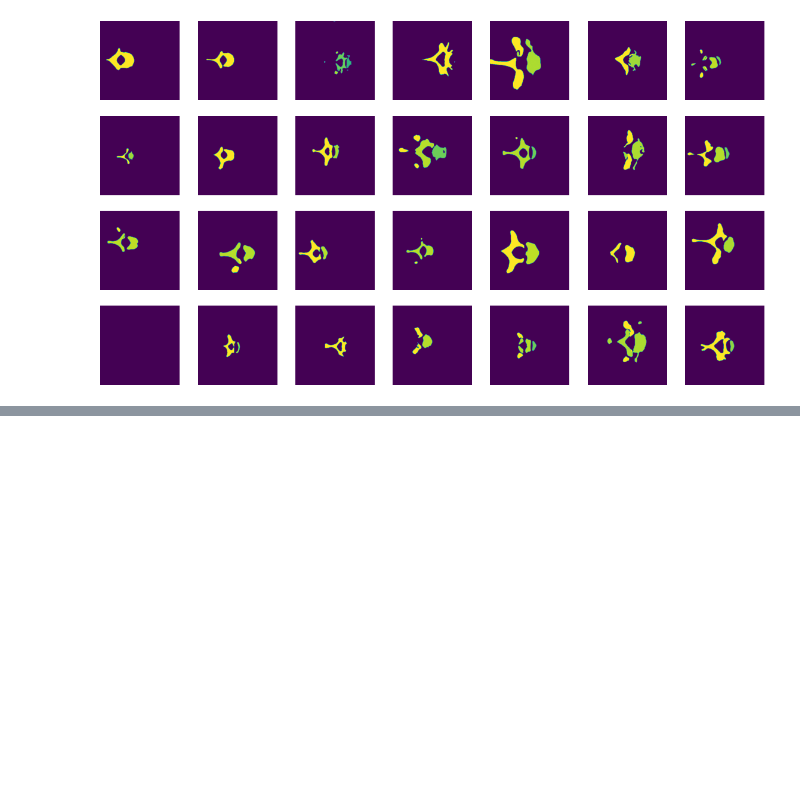
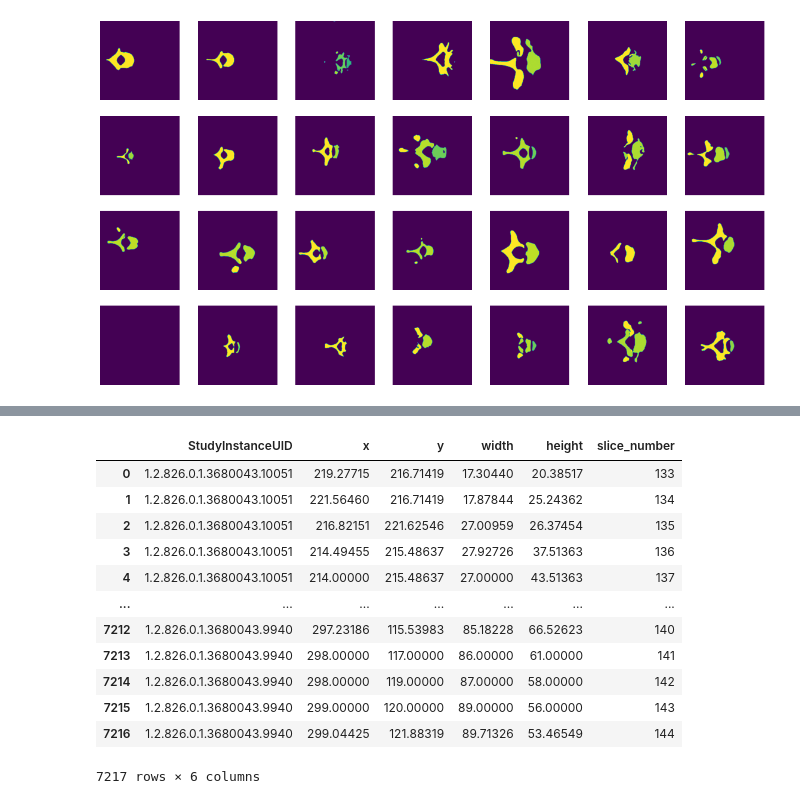
Before and after one commit to Donghee4/kaggle_ml, a Jupyter notebook: RSNA 2022 CSF detection/Untitled.ipynb, the cells around one changed output, grey strips where cells are left out. Cells and saved outputs as stored; diff of their text form; code cells hidden in the pictures; blank space fills up the shorter version.

```diff
--- a/RSNA 2022 CSF detection/Untitled.ipynb
+++ b/RSNA 2022 CSF detection/Untitled.ipynb
@@ -40,0 +76,16 @@ for i in range(28):
+# %%
+bounding_boxes
+# %% [output]
+|  | StudyInstanceUID | x | y | width | height | slice_number |
+| 0 | 1.2.826.0.1.3680043.10051 | 219.27715 | 216.71419 | 17.30440 | 20.38517 | 133 |
+| 1 | 1.2.826.0.1.3680043.10051 | 221.56460 | 216.71419 | 17.87844 | 25.24362 | 134 |
+| 2 | 1.2.826.0.1.3680043.10051 | 216.82151 | 221.62546 | 27.00959 | 26.37454 | 135 |
+| 3 | 1.2.826.0.1.3680043.10051 | 214.49455 | 215.48637 | 27.92726 | 37.51363 | 136 |
+| 4 | 1.2.826.0.1.3680043.10051 | 214.00000 | 215.48637 | 27.00000 | 43.51363 | 137 |
+| ... | ... | ... | ... | ... | ... | ... |
+| 7212 | 1.2.826.0.1.3680043.9940 | 297.23186 | 115.53983 | 85.18228 | 66.52623 | 140 |
+| 7213 | 1.2.826.0.1.3680043.9940 | 298.00000 | 117.00000 | 86.00000 | 61.00000 | 141 |
+| 7214 | 1.2.826.0.1.3680043.9940 | 298.00000 | 119.00000 | 87.00000 | 58.00000 | 142 |
+| 7215 | 1.2.826.0.1.3680043.9940 | 299.00000 | 120.00000 | 89.00000 | 56.00000 | 143 |
+| 7216 | 1.2.826.0.1.3680043.9940 | 299.04425 | 121.88319 | 89.71326 | 53.46549 | 144 |
+7217 rows × 6 columns
```
Also changed, not shown: parts of 7 cells of this notebook.
